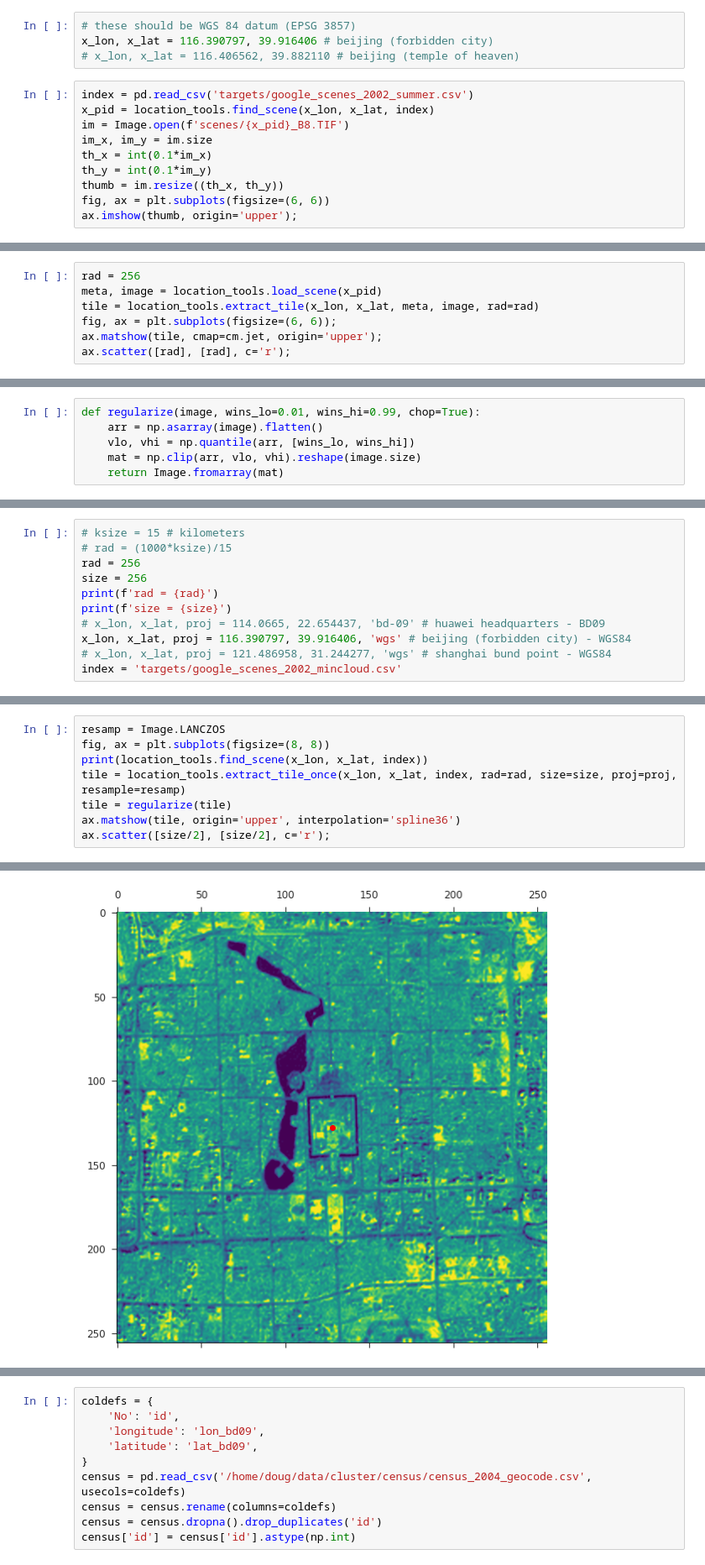
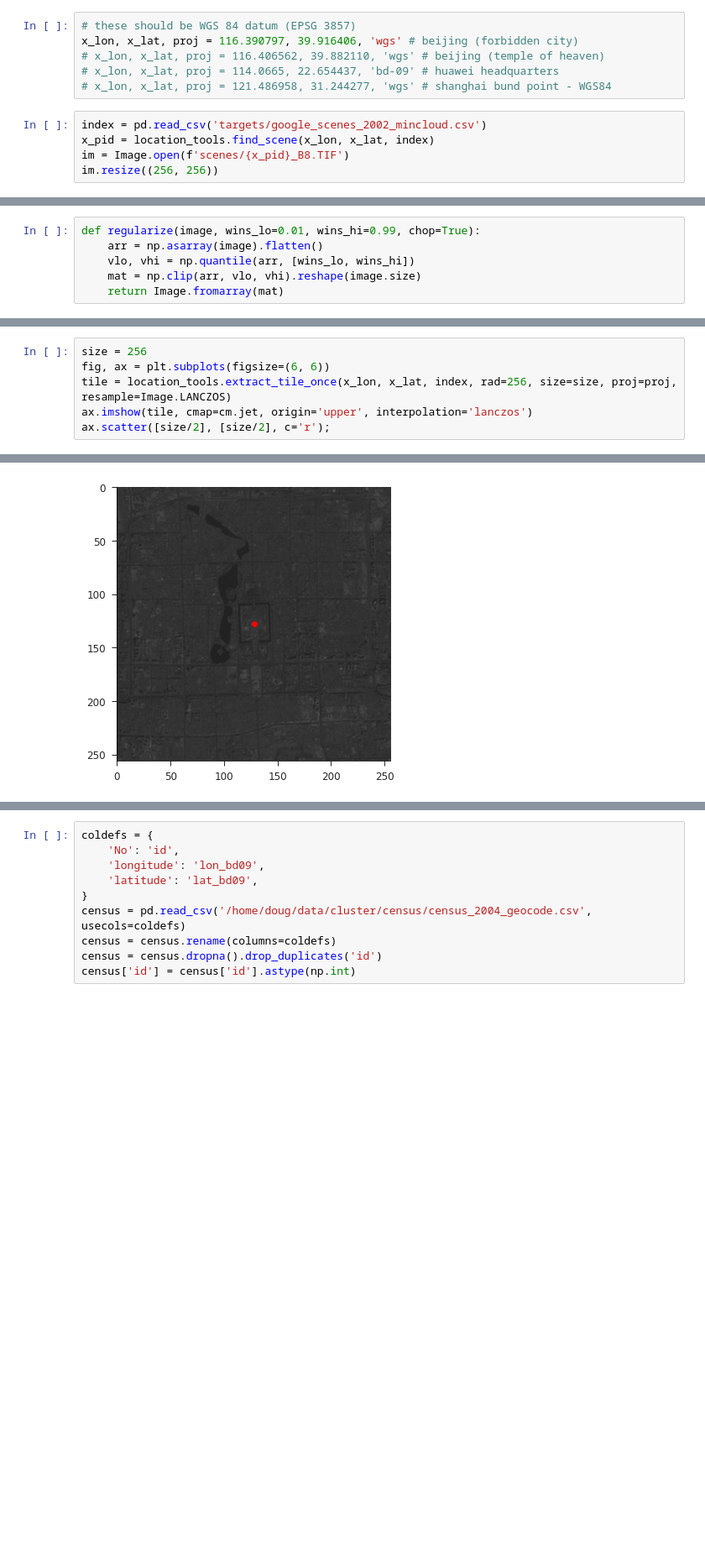
Before and after one commit to iamlemec/landsat, a Jupyter notebook: satellite.ipynb, the cells around one changed output, grey strips where cells are left out. Shown at 84% size. Drawn from its saved outputs; the diff is of its cells as text; blank space fills up the shorter version.

```diff
--- a/satellite.ipynb
+++ b/satellite.ipynb
@@ -111,16 +111,13 @@ plt.axis('equal');
 ## Firm Acquisition
 # %%
 # these should be WGS 84 datum (EPSG 3857)
-x_lon, x_lat = 116.390797, 39.916406 # beijing (forbidden city)
-# x_lon, x_lat = 116.406562, 39.882110 # beijing (temple of heaven)
+x_lon, x_lat, proj = 116.390797, 39.916406, 'wgs' # beijing (forbidden city)
+# x_lon, x_lat, proj = 116.406562, 39.882110, 'wgs' # beijing (temple of heaven)
+# x_lon, x_lat, proj = 114.0665, 22.654437, 'bd-09' # huawei headquarters
+# x_lon, x_lat, proj = 121.486958, 31.244277, 'wgs' # shanghai bund point - WGS84
 # %%
-index = pd.read_csv('targets/google_scenes_2002_summer.csv')
+index = pd.read_csv('targets/google_scenes_2002_mincloud.csv')
 x_pid = location_tools.find_scene(x_lon, x_lat, index)
 im = Image.open(f'scenes/{x_pid}_B8.TIF')
-im_x, im_y = im.size
-th_x = int(0.1*im_x)
-th_y = int(0.1*im_y)
-thumb = im.resize((th_x, th_y))
-fig, ax = plt.subplots(figsize=(6, 6))
-ax.imshow(thumb, origin='upper');
+im.resize((256, 256))
 # %% [output]
@@ -128,7 +124,0 @@ ax.imshow(thumb, origin='upper');
-# %%
-rad = 256
-meta, image = location_tools.load_scene(x_pid)
-tile = location_tools.extract_tile(x_lon, x_lat, meta, image, rad=rad)
-fig, ax = plt.subplots(figsize=(6, 6));
-ax.matshow(tile, cmap=cm.jet, origin='upper');
-ax.scatter([rad], [rad], c='r');
@@ -151,11 +130,0 @@ plt.hist(np.asarray(regularize(tile)).flatten(), bins=20);
-# %%
-# ksize = 15 # kilometers
-# rad = (1000*ksize)/15
-rad = 256
-size = 256
-print(f'rad = {rad}')
-print(f'size = {size}')
-# x_lon, x_lat, proj = 114.0665, 22.654437, 'bd-09' # huawei headquarters - BD09
-x_lon, x_lat, proj = 116.390797, 39.916406, 'wgs' # beijing (forbidden city) - WGS84
-# x_lon, x_lat, proj = 121.486958, 31.244277, 'wgs' # shanghai bund point - WGS84
-index = 'targets/google_scenes_2002_mincloud.csv'
@@ -165,9 +147,7 @@ size = 256
 # %%
-resamp = Image.LANCZOS
-fig, ax = plt.subplots(figsize=(8, 8))
-print(location_tools.find_scene(x_lon, x_lat, index))
-tile = location_tools.extract_tile_once(x_lon, x_lat, index, rad=rad, size=size, proj=proj, resample=resamp)
-tile = regularize(tile)
-ax.matshow(tile, origin='upper', interpolation='spline36')
+size = 256
+fig, ax = plt.subplots(figsize=(6, 6))
+tile = location_tools.extract_tile_once(x_lon, x_lat, index, rad=256, size=size, proj=proj, resample=Image.LANCZOS)
+ax.imshow(tile, cmap=cm.jet, origin='upper', interpolation='lanczos')
 ax.scatter([size/2], [size/2], c='r');
 # %% [output]
@@ -175 +154 @@ LE07_L1TP_123032_20020319_20170131_01_T1
-[figure, old version]
+[figure, new version]
```
Also changed, not shown: parts of 17 cells of this notebook.
